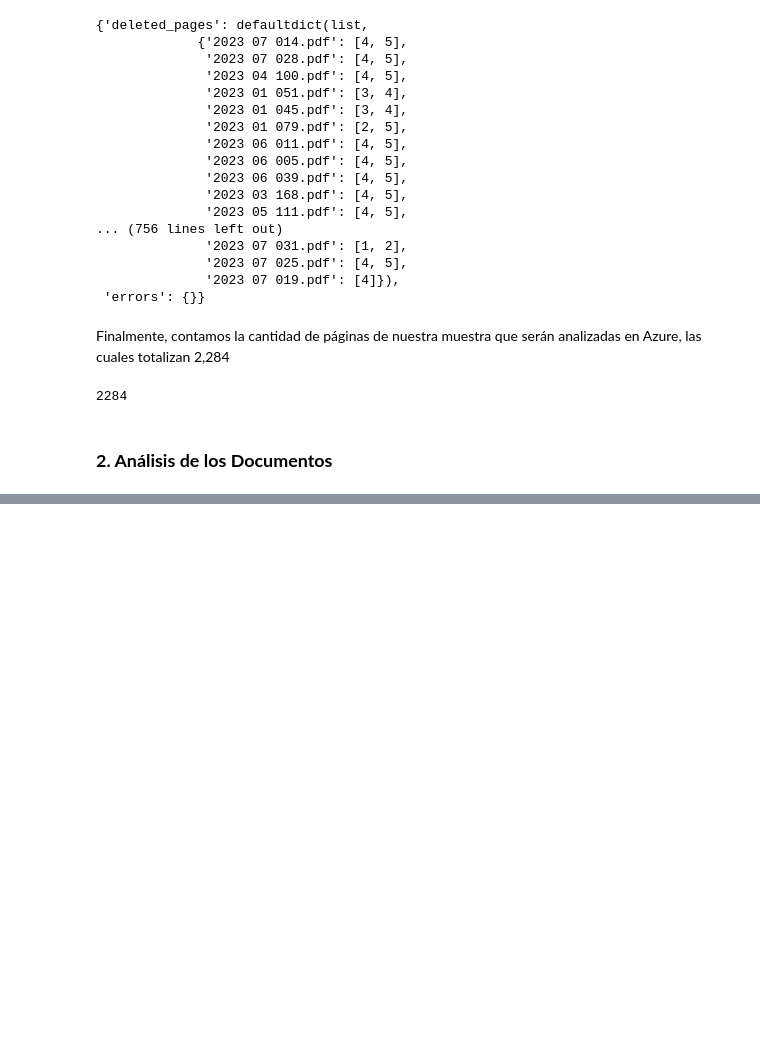
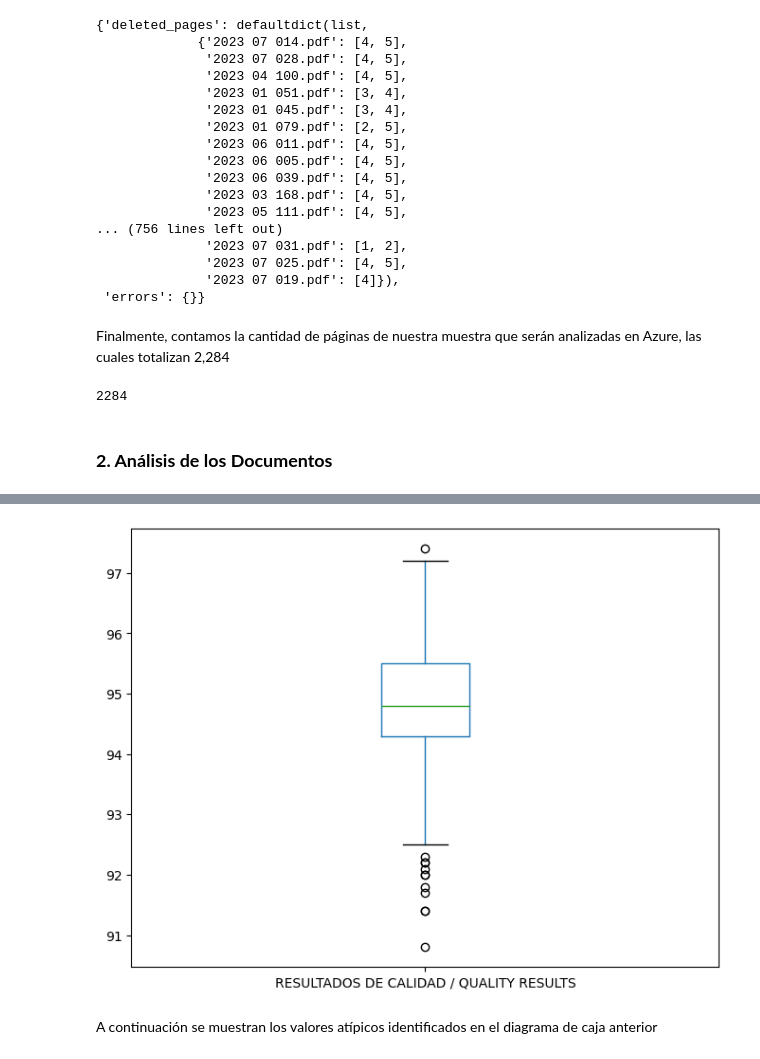
Before and after one commit to rafaeljosem/gas_station_analysis, a Jupyter notebook: octane_gas_analysis.ipynb, the cells around one changed output, grey strips where cells are left out. Cells and saved outputs as stored; diff of their text form; code cells hidden in the pictures; blank space fills up the shorter version.

Commit message:
feat: results analysis (wip)

```diff
--- a/octane_gas_analysis.ipynb
+++ b/octane_gas_analysis.ipynb
@@ -518,0 +657,2 @@ len(analyzer.errors)
+# %%
+df_ron_mon['RESULTADOS DE CALIDAD / QUALITY RESULTS'] = df_ron_mon['RESULTADOS DE CALIDAD / QUALITY RESULTS'].str.replace(',', '.').replace('N/A', None).astype(float)
@@ -518,0 +673,16 @@ len(analyzer.errors)
+# %%
+def get_gas_station_name(row: pd.Series) -> str:
+
+    stations = [
+        'ATLANTIC', 'TEXACO', 'SHELL', 'ECOPETROLEO', 'ESSO', 'NEXT',
+       'SUNIX', 'PETROMOVIL', 'PETRONAN', 'TOTAL', 'AXXON', 'TDC'
+    ]
+   # print(row['CLIENTE'].contains('A'))
+    for station in stations:
+        if station in row['CLIENTE']:
+            break
+
+    return station
+# %%
+df_ron_mon['NOMBRE ESTACION'] = None
+df_ron_mon['NOMBRE ESTACION'] = df_ron_mon.apply(lambda row: get_gas_station_name(row), axis=1)
@@ -518,0 +699,2 @@ len(analyzer.errors)
+# %%
+premium_df = df_ron_mon[df_ron_mon['PRODUCTO'].str.contains('PREMIUM')]
@@ -518,0 +717,7 @@ len(analyzer.errors)
+# %%
+boxplot = premium_df[premium_df['ANÁLISIS / ANALYSES'].str.contains('RON')].boxplot(column = 'RESULTADOS DE CALIDAD / QUALITY RESULTS', figsize=(8,6), grid=False)
+plt.show()
+# %% [output]
+[figure, added]
+# %% [markdown]
+A continuación se muestran los valores atípicos identificados en el diagrama de caja anterior
```
Also changed, not shown: parts of 66 cells of this notebook.
